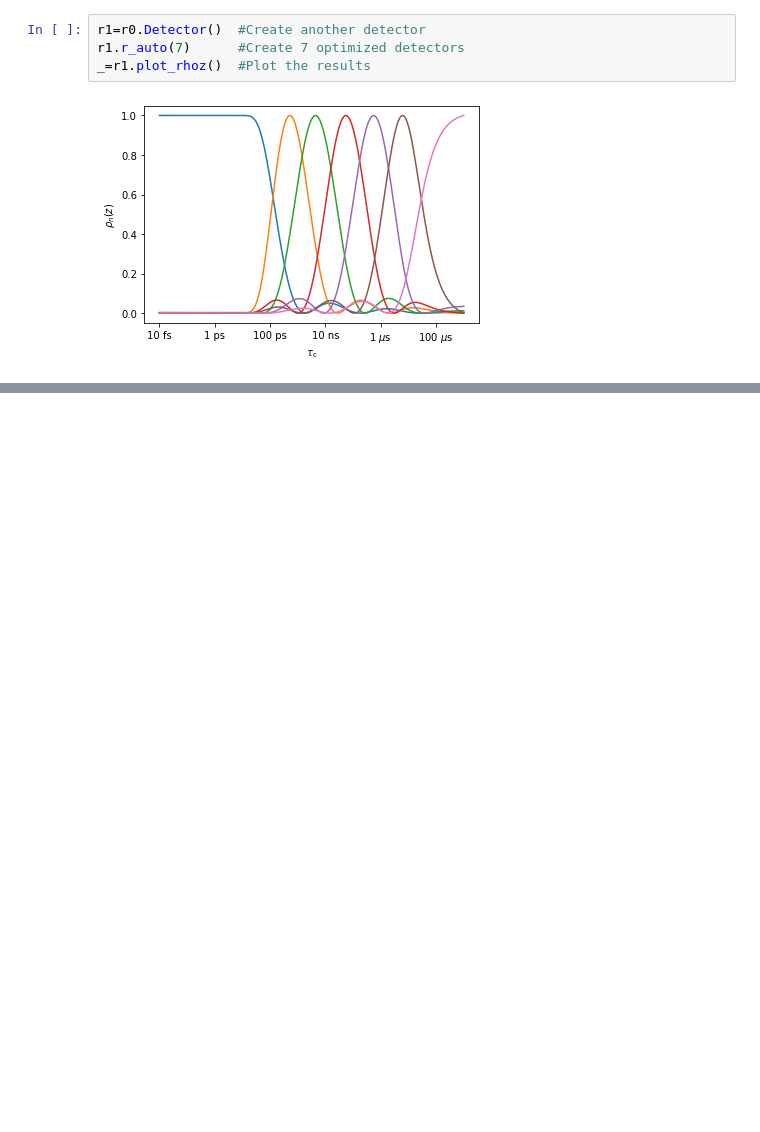
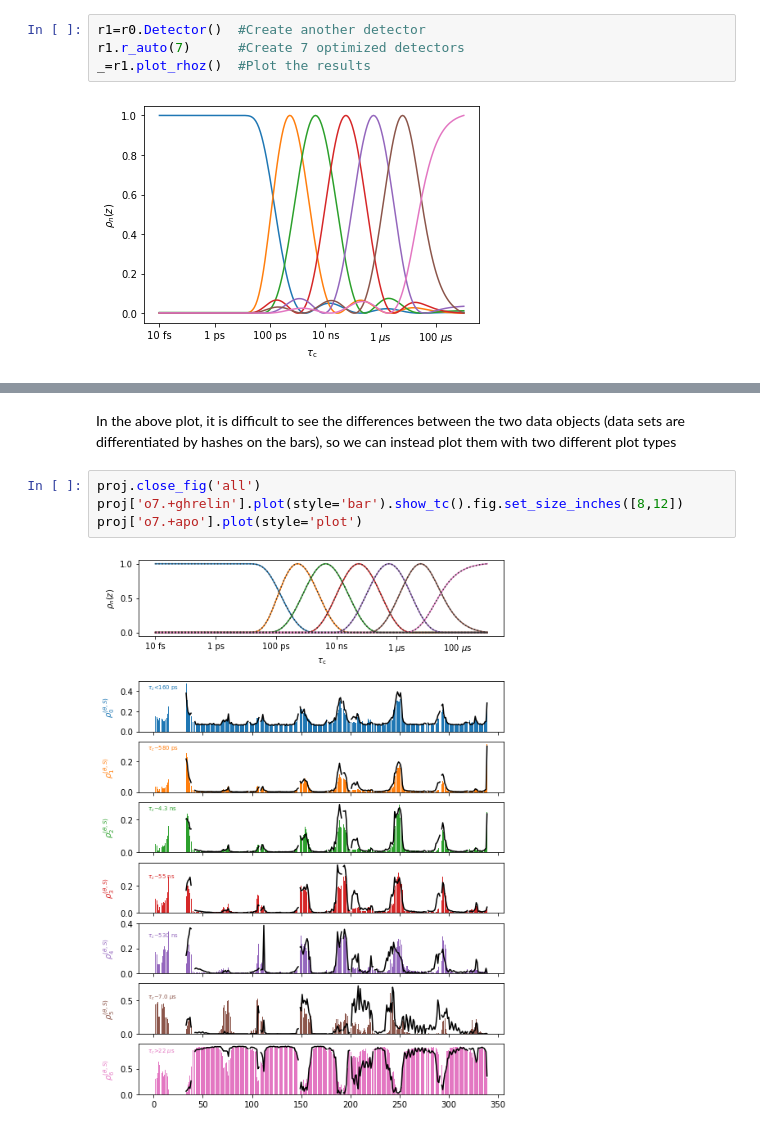
Before and after one commit to alsinmr/pyDR_tutorial, a Jupyter notebook: ColabNotebooks/Ch5_pyDRstruct.ipynb, the cells around one changed output, grey strips where cells are left out. Cells and saved outputs as stored; diff of their text form; blank space fills up the shorter version.

```diff
--- a/ColabNotebooks/Ch5_pyDRstruct.ipynb
+++ b/ColabNotebooks/Ch5_pyDRstruct.ipynb
@@ -153,0 +407,8 @@ _=r1.plot_rhoz(ax=ax,color='black',linestyle=':')  #Overlay the results
+# %% [markdown]
+In the above plot, it is difficult to see the differences between the two data objects (data sets are differentiated by hashes on the bars), so we can instead plot them with two different plot types
+# %%
+proj.close_fig('all')
+proj['o7.+ghrelin'].plot(style='bar').show_tc().fig.set_size_inches([8,12])
+proj['o7.+apo'].plot(style='plot')
+# %% [output]
+[figure, added]
```
Also changed, not shown: parts of 47 cells of this notebook, 7 other files.
